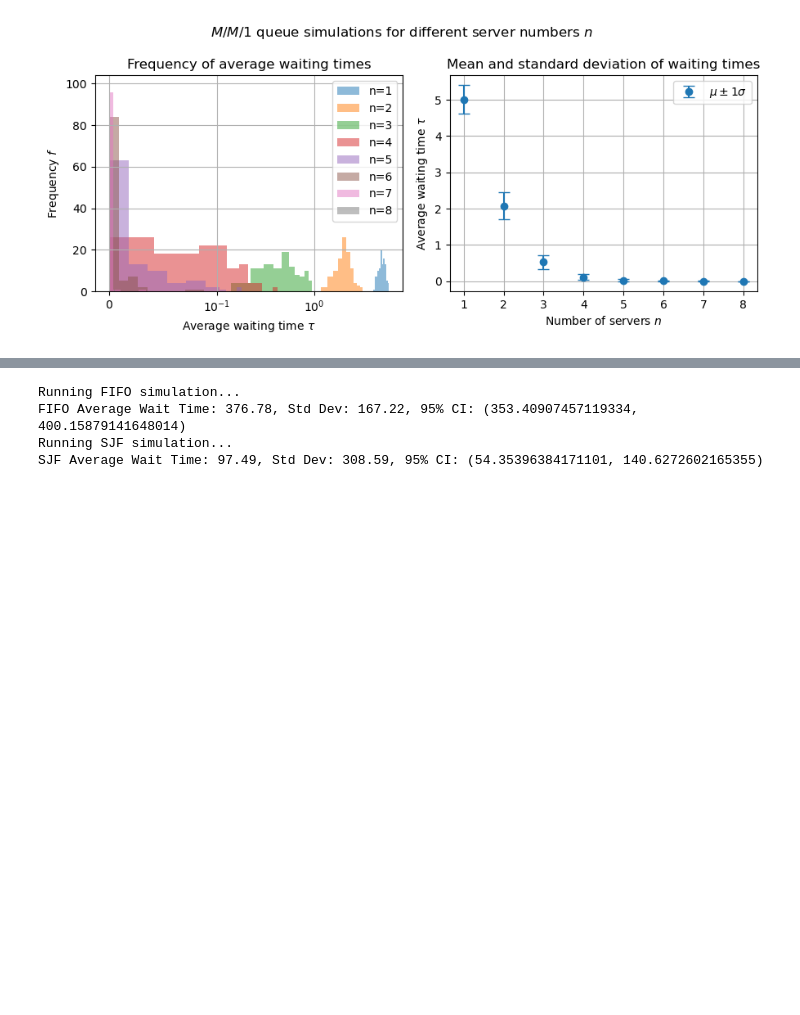
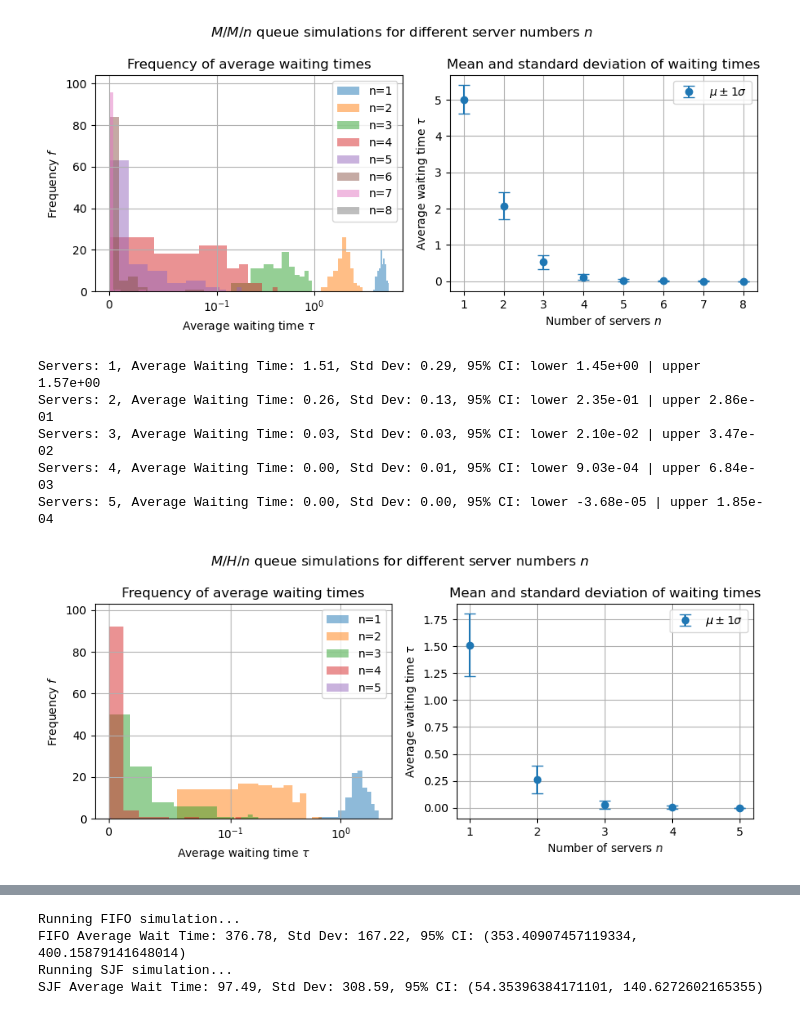
Before and after one commit to jonas4climate/ss-assignment-2, a Jupyter notebook: CalvinLaw_11306734_RaymondZhang_14865904_JonasSchaefer_14039982_2.ipynb, the cells around one changed output, grey strips where cells are left out. Saved outputs shown, nothing was run; the diff lists cells and outputs as text; code cells hidden in the pictures; blank space fills up the shorter version.

```diff
--- a/CalvinLaw_11306734_RaymondZhang_14865904_JonasSchaefer_14039982_2.ipynb
+++ b/CalvinLaw_11306734_RaymondZhang_14865904_JonasSchaefer_14039982_2.ipynb
@@ -183,7 +186,7 @@ def get_statistics(wait_times_data, print_results=True):
             print(f'Servers: {num_servers}, Average Waiting Time: {avg_wait_time:.2f}, Std Dev: {std_dev:.2f}, 95% CI: lower {c_low:.2e} | upper {c_high:.2e}')
     return avgs, stds, conf_intervals
 
-def plot_wait_times_and_mean_ci(ns, wait_times_data, avgs, stds, conf_intervals, title, queue='M/D/n'):
+def plot_wait_times_and_mean_ci(ns, wait_times_data, avgs, stds, conf_intervals, title):
     plt.figure(figsize=(9, 4), layout='tight')
     plt.suptitle(title)
     plt.subplot(1, 2, 1)
@@ -210,7 +213,7 @@ ns = np.arange(1, 9, 1, dtype=int)
 wait_times_data = simulate_experiments(dist_src='exp', dist_cst='const', ns=ns)
 avgs, stds, conf_intervals = get_statistics(wait_times_data)
 
-plot_wait_times_and_mean_ci(ns, wait_times_data, avgs, stds, conf_intervals, title='$M/M/1$ queue simulations for different server numbers $n$', queue='M/M/1')
+plot_wait_times_and_mean_ci(ns, wait_times_data, avgs, stds, conf_intervals, title='$M/M/n$ queue simulations for different server numbers $n$')
 # %% [output]
 Servers: 1, Average Waiting Time: 5.01, Std Dev: 0.39, 95% CI: lower 4.93e+00 | upper 5.09e+00
 Servers: 2, Average Waiting Time: 2.07, Std Dev: 0.37, 95% CI: lower 2.00e+00 | upper 2.15e+00
@@ -221,3 +224,17 @@ Servers: 6, Average Waiting Time: 0.01, Std Dev: 0.01, 95% CI: lower 2.37e-03 |
 Servers: 7, Average Waiting Time: 0.00, Std Dev: 0.00, 95% CI: lower -1.05e-04 | upper 1.71e-03
 Servers: 8, Average Waiting Time: 0.00, Std Dev: 0.00, 95% CI: lower -5.10e-05 | upper 1.55e-04
 [figure]
+# %%
+# Experiment
+ns = np.arange(1, 6, 1, dtype=int)
+wait_times_data = simulate_experiments(dist_src='exp', dist_cst='hyperexp', ns=ns)
+avgs, stds, conf_intervals = get_statistics(wait_times_data)
+
+plot_wait_times_and_mean_ci(ns, wait_times_data, avgs, stds, conf_intervals, title='$M/H/n$ queue simulations for different server numbers $n$')
+# %% [output]
+Servers: 1, Average Waiting Time: 1.51, Std Dev: 0.29, 95% CI: lower 1.45e+00 | upper 1.57e+00
+Servers: 2, Average Waiting Time: 0.26, Std Dev: 0.13, 95% CI: lower 2.35e-01 | upper 2.86e-01
+Servers: 3, Average Waiting Time: 0.03, Std Dev: 0.03, 95% CI: lower 2.10e-02 | upper 3.47e-02
+Servers: 4, Average Waiting Time: 0.00, Std Dev: 0.01, 95% CI: lower 9.03e-04 | upper 6.84e-03
+Servers: 5, Average Waiting Time: 0.00, Std Dev: 0.00, 95% CI: lower -3.68e-05 | upper 1.85e-04
+[figure, added]
```
Also changed, not shown: parts of 7 cells of this notebook, 4 other files.
